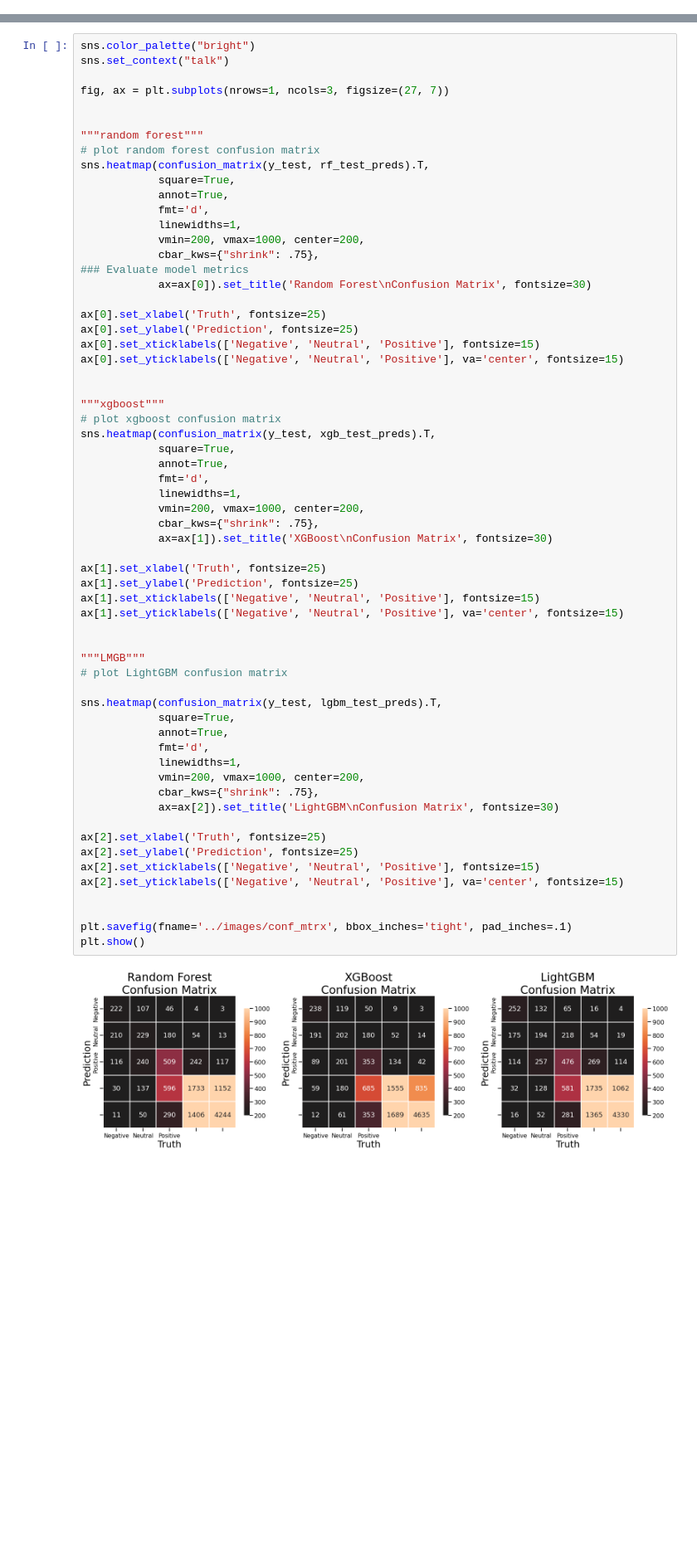
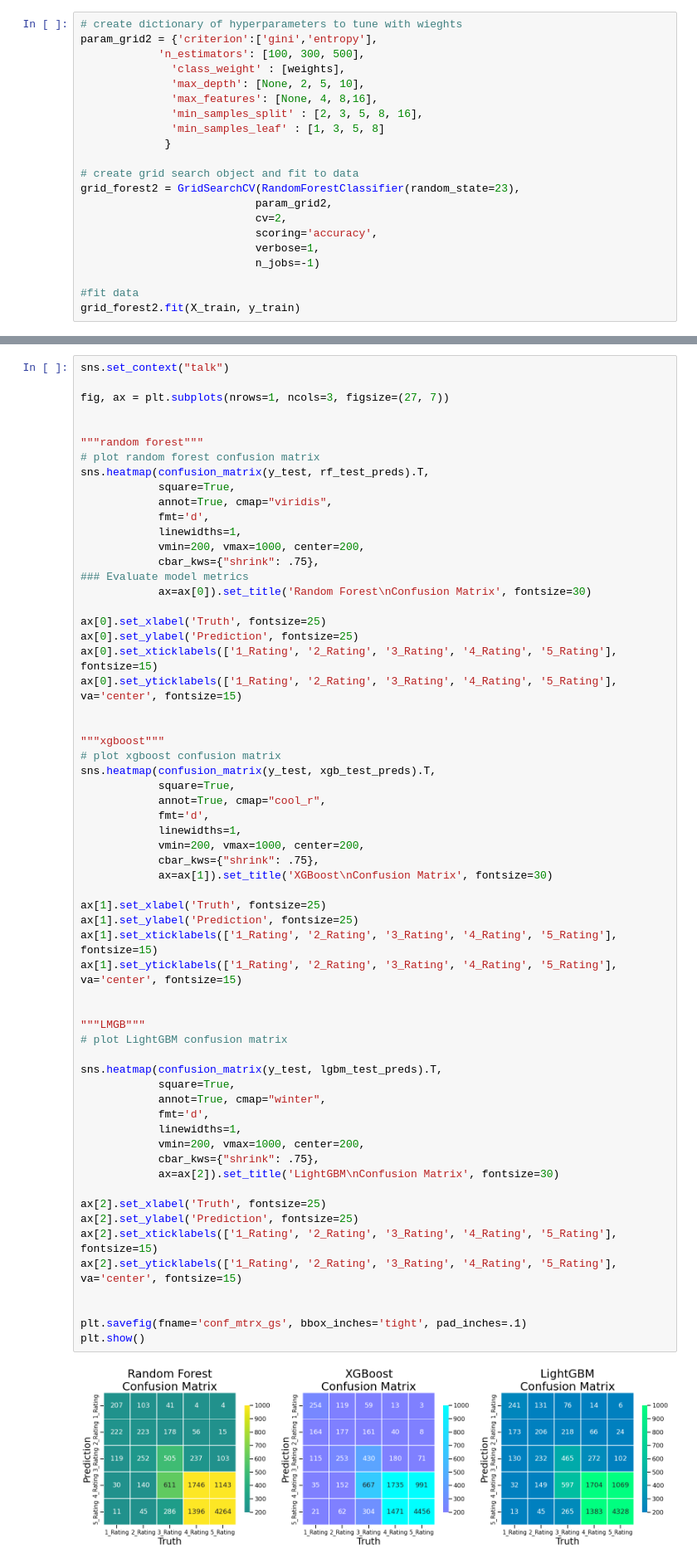
Before and after one commit to DataOnATangent/Glassdoor_NLP, a Jupyter notebook: modeling/modeling.ipynb, the cells around one changed output, grey strips where cells are left out. Shown at 83% size. Saved outputs shown, nothing was run; the diff lists cells and outputs as text; blank space fills up the shorter version.

```diff
--- a/modeling/modeling.ipynb
+++ b/modeling/modeling.ipynb
@@ -549,0 +613,21 @@ grid_forest.fit(X_train, y_train)
+# %%
+# create dictionary of hyperparameters to tune with wieghts
+param_grid2 = {'criterion':['gini','entropy'],
+            'n_estimators': [100, 300, 500],
+              'class_weight' : [weights],
+              'max_depth': [None, 2, 5, 10],
+              'max_features': [None, 4, 8,16],
+              'min_samples_split' : [2, 3, 5, 8, 16],
+              'min_samples_leaf' : [1, 3, 5, 8]
+             }
+
+# create grid search object and fit to data
+grid_forest2 = GridSearchCV(RandomForestClassifier(random_state=23),
+                           param_grid2,
+                           cv=2,
+                           scoring='accuracy',
+                           verbose=1,
+                           n_jobs=-1)
+
+#fit data
+grid_forest2.fit(X_train, y_train)
@@ -850,5 +999,4 @@ Training F1:            0.8833  Testing F1:             0.576
 # %%
-sns.color_palette("bright")
 sns.set_context("talk")
 
 fig, ax = plt.subplots(nrows=1, ncols=3, figsize=(27, 7))
@@ -858,7 +1006,7 @@ fig, ax = plt.subplots(nrows=1, ncols=3, figsize=(27, 7))
 # plot random forest confusion matrix
 sns.heatmap(confusion_matrix(y_test, rf_test_preds).T,
             square=True,
-            annot=True,
+            annot=True, cmap="viridis",
             fmt='d',
             linewidths=1,
             vmin=200, vmax=1000, center=200,
@@ -868,46 +1016,46 @@ sns.heatmap(confusion_matrix(y_test, rf_test_preds).T,
 
 ax[0].set_xlabel('Truth', fontsize=25)
 ax[0].set_ylabel('Prediction', fontsize=25)
-ax[0].set_xticklabels(['Negative', 'Neutral', 'Positive'], fontsize=15)
-ax[0].set_yticklabels(['Negative', 'Neutral', 'Positive'], va='center', fontsize=15)
+ax[0].set_xticklabels(['1_Rating', '2_Rating', '3_Rating', '4_Rating', '5_Rating'], fontsize=15)
+ax[0].set_yticklabels(['1_Rating', '2_Rating', '3_Rating', '4_Rating', '5_Rating'], va='center', fontsize=15)
 
 
 """xgboost"""
 # plot xgboost confusion matrix
 sns.heatmap(confusion_matrix(y_test, xgb_test_preds).T,
             square=True,
-            annot=True,
+            annot=True, cmap="cool_r",
             fmt='d',
             linewidths=1,
             vmin=200, vmax=1000, center=200,
             cbar_kws={"shrink": .75},
             ax=ax[1]).set_title('XGBoost\nConfusion Matrix', fontsize=30)
 
 ax[1].set_xlabel('Truth', fontsize=25)
 ax[1].set_ylabel('Prediction', fontsize=25)
-ax[1].set_xticklabels(['Negative', 'Neutral', 'Positive'], fontsize=15)
-ax[1].set_yticklabels(['Negative', 'Neutral', 'Positive'], va='center', fontsize=15)
+ax[1].set_xticklabels(['1_Rating', '2_Rating', '3_Rating', '4_Rating', '5_Rating'], fontsize=15)
+ax[1].set_yticklabels(['1_Rating', '2_Rating', '3_Rating', '4_Rating', '5_Rating'], va='center', fontsize=15)
 
 
 """LMGB"""
 # plot LightGBM confusion matrix
 
 sns.heatmap(confusion_matrix(y_test, lgbm_test_preds).T,
             square=True,
-            annot=True,
+            annot=True, cmap="winter",
             fmt='d',
             linewidths=1,
             vmin=200, vmax=1000, center=200,
             cbar_kws={"shrink": .75},
             ax=ax[2]).set_title('LightGBM\nConfusion Matrix', fontsize=30)
 
 ax[2].set_xlabel('Truth', fontsize=25)
 ax[2].set_ylabel('Prediction', fontsize=25)
-ax[2].set_xticklabels(['Negative', 'Neutral', 'Positive'], fontsize=15)
-ax[2].set_yticklabels(['Negative', 'Neutral', 'Positive'], va='center', fontsize=15)
+ax[2].set_xticklabels(['1_Rating', '2_Rating', '3_Rating', '4_Rating', '5_Rating'], fontsize=15)
+ax[2].set_yticklabels(['1_Rating', '2_Rating', '3_Rating', '4_Rating', '5_Rating'], va='center', fontsize=15)
 
 
-plt.savefig(fname='../images/conf_mtrx', bbox_inches='tight', pad_inches=.1)
+plt.savefig(fname='conf_mtrx_gs', bbox_inches='tight', pad_inches=.1)
 plt.show()
 # %% [output]
-[figure, old version]
+[figure, new version]
```
Also changed, not shown: parts of 35 cells of this notebook, 12 other files.
